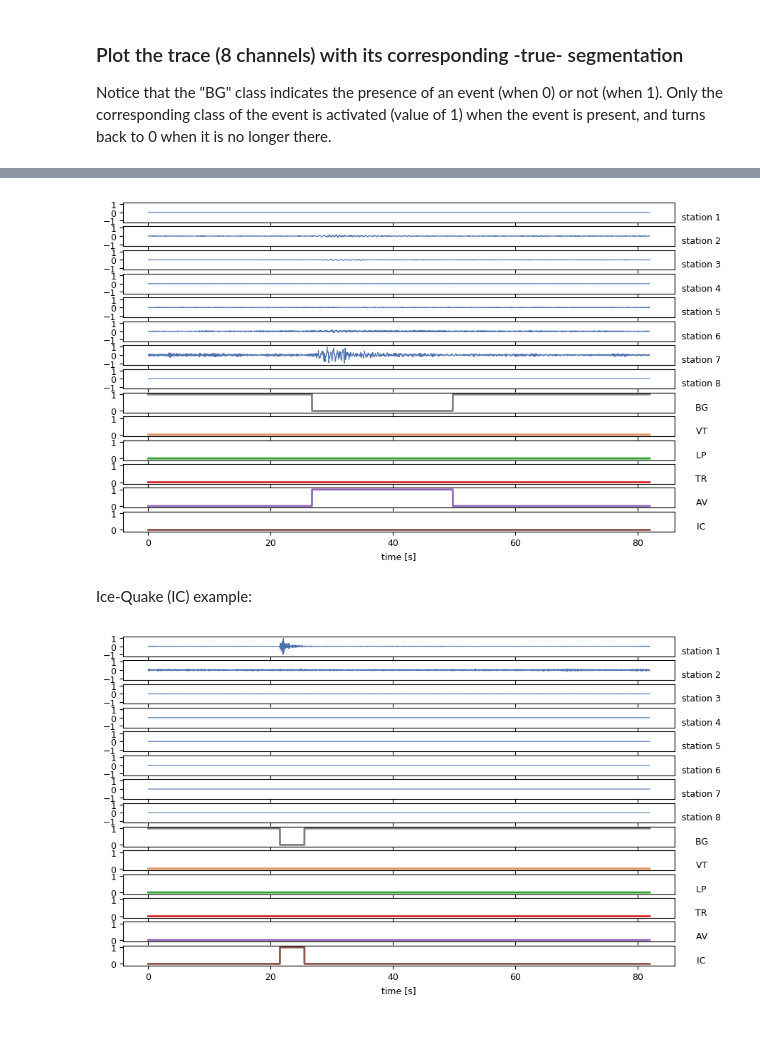
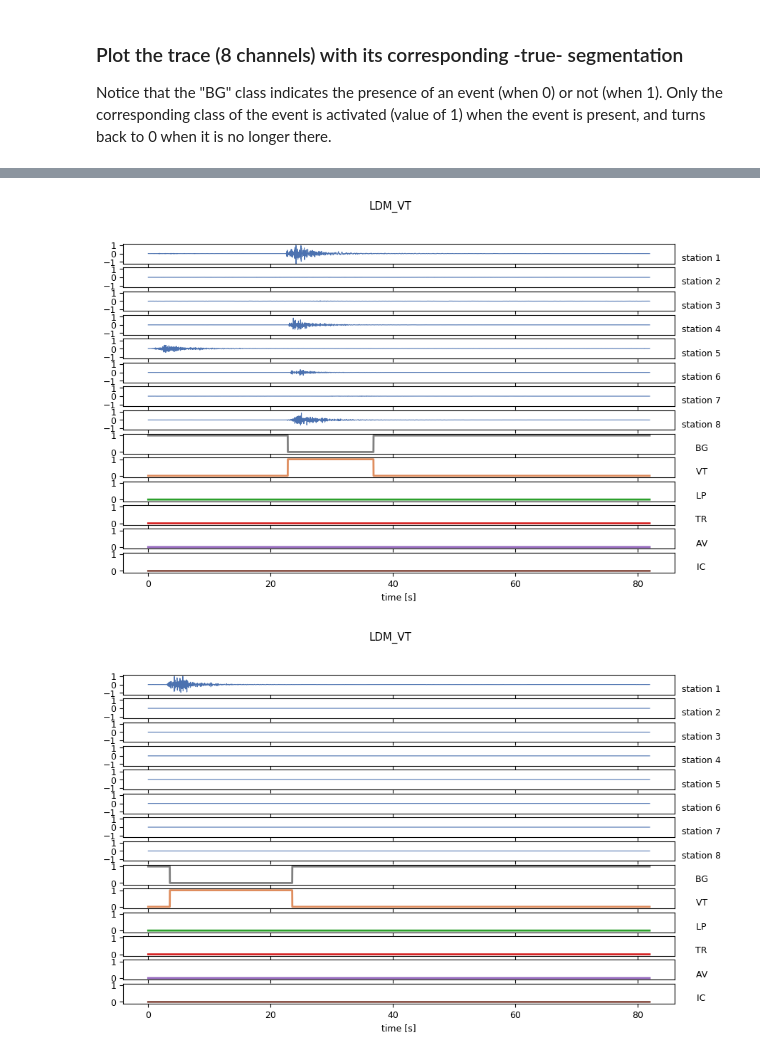
Before and after one commit to camilo-espinosa/volcano-seismic-segmentation, a Jupyter notebook: examples/explore_data.ipynb, the cells around one changed output, grey strips where cells are left out. Saved outputs shown, nothing was run; the diff lists cells and outputs as text; code cells hidden in the pictures; blank space fills up the shorter version.

```diff
--- a/examples/explore_data.ipynb
+++ b/examples/explore_data.ipynb
@@ -65,12 +98,13 @@ Tremor (TR) example:
 # %%
-example_trace = np.load(example_data['TR'])
-data_utils.plot_trace(example_trace,
-                        n_stations=8,
-                        save_path=None,
-                        save=False,
-                        title="",
-                        num=0,
-                        dpi=100,
-                        figsize=(10, 6),
-                        font_size=9)
+for i in range(len(VCA_data)):
+    example_trace = np.load(VCA_data[i])
+    data_utils.plot_trace(example_trace,
+                            n_stations=8,
+                            save_path=None,
+                            save=False,
+                            title=VCA_data[i][8:-6],
+                            num=i,
+                            dpi=100,
+                            figsize=(10, 6),
+                            font_size=9)
 # %% [output]
@@ -80,28 +115,15 @@ Avalanche (AV) example:
 # %%
-example_trace = np.load(example_data['AV'])
-data_utils.plot_trace(example_trace,
-                        n_stations=8,
-                        save_path=None,
-                        save=False,
-                        title="",
-                        num=0,
-                        dpi=100,
-                        figsize=(10, 6),
-                        font_size=9)
+for i in range(len(LDM_data)):
+    example_trace = np.load(LDM_data[i])
+    data_utils.plot_trace(example_trace,
+                            n_stations=8,
+                            save_path=None,
+                            save=False,
+                            title=LDM_data[i][8:-6],
+                            num=i,
+                            dpi=100,
+                            figsize=(10, 6),
+                            font_size=9)
 # %% [output]
-[figure, old version]
+[figure, new version]
+[figure, added]
-# %% [markdown]
-Ice-Quake (IC) example:
-# %%
-example_trace = np.load(example_data['IC'])
-data_utils.plot_trace(example_trace,
-                        n_stations=8,
-                        save_path=None,
-                        save=False,
-                        title="",
-                        num=0,
-                        dpi=100,
-                        figsize=(10, 6),
-                        font_size=9)
-# %% [output]
-[figure, removed]
```
Also changed, not shown: parts of 13 cells of this notebook, 32 other files.
